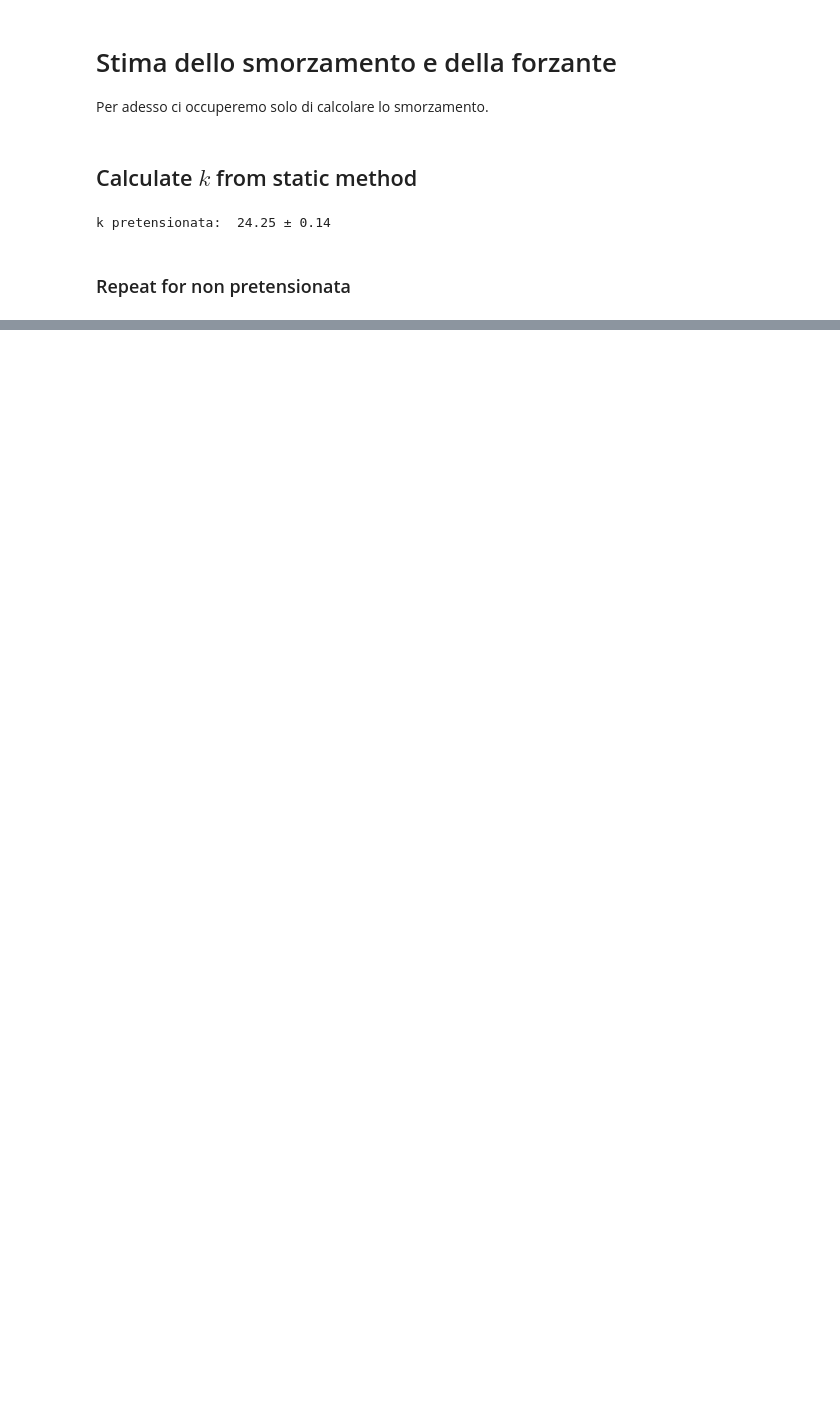
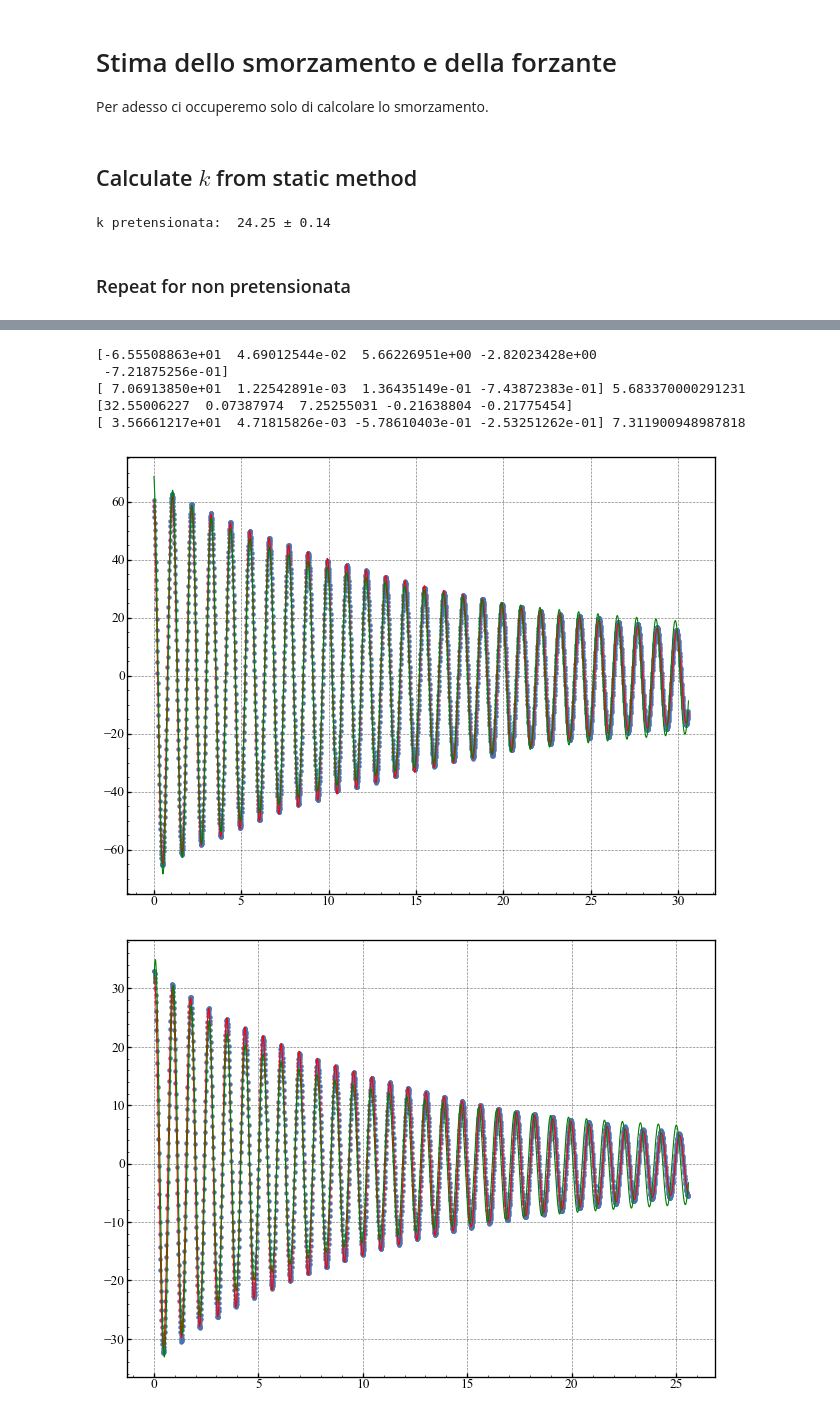
Before and after one commit to Mattia04/Smorzamento, a Jupyter notebook: script.ipynb, the cells around one changed output, grey strips where cells are left out. Cells and saved outputs as stored; diff of their text form; code cells hidden in the pictures; blank space fills up the shorter version.

```diff
--- a/script.ipynb
+++ b/script.ipynb
@@ -50,0 +170,36 @@ k pretensionata:  3.226 ± 0.021
+# %%
+with open("Data/Oscillazioni non_pretensionata_cd_3e1masse.csv", "r") as file:
+    df_nc = pd.read_csv(file, delimiter=";", decimal=",")
+
+masse = [94.72, 55.19]  # Da excel
+
+for i in range(2):
+    fig, ax = plt.subplots()
+    Y = df_nc.iloc[:, i].dropna()
+    X = np.linspace(0.01, len(Y) / 100, len(Y))
+
+    omega = np.sqrt(
+        k_non_pretensionata
+        / ((masse[i] + 15.43 / 3) / 1000)
+        # 29.91/3 deriva dalla massa della molla
+        # /1000 per convertire g in kg
+    )
+    scale_omega = 1
+
+    params, std_dev = Fits.smorzato(X, Y)
+    params2, std_dev2 = Fits.smorzato2(X, Y, omega * scale_omega)
+
+    print(params)
+    print(params2, omega * scale_omega)
+
+    ax.scatter(X, Y)
+    ax.plot(X, Fits.curve(X, *params), c="r")
+    ax.plot(X, Fits.curve2(X, *params2, omega * scale_omega), c="g")
+# %% [output]
+[-6.55508863e+01  4.69012544e-02  5.66226951e+00 -2.82023428e+00
+ -7.21875256e-01]
+[ 7.06913850e+01  1.22542891e-03  1.36435149e-01 -7.43872383e-01] 5.683370000291231
+[32.55006227  0.07387974  7.25255031 -0.21638804 -0.21775454]
+[ 3.56661217e+01  4.71815826e-03 -5.78610403e-01 -2.53251262e-01] 7.311900948987818
+[figure, added]
+[figure, added]
```
Also changed, not shown: parts of 8 cells of this notebook.
